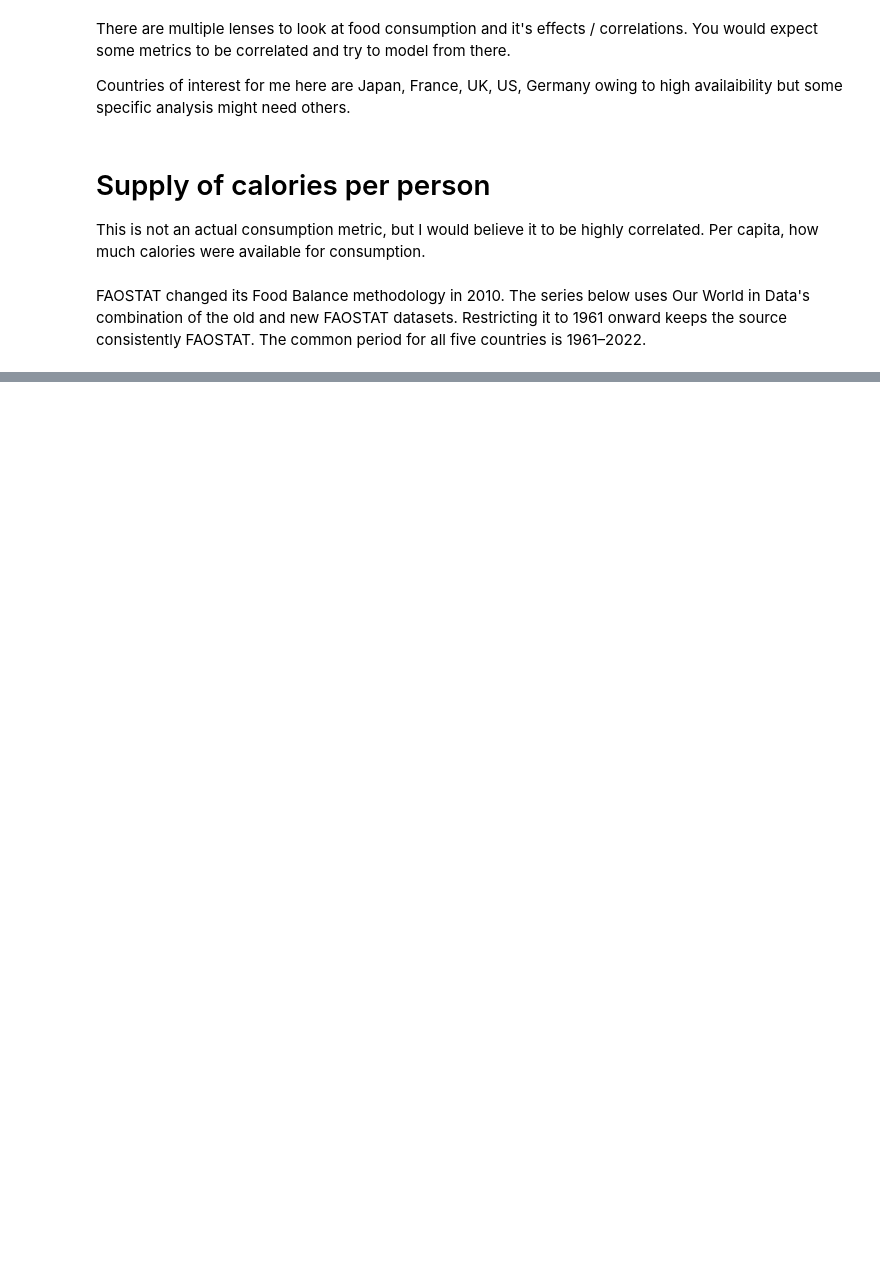
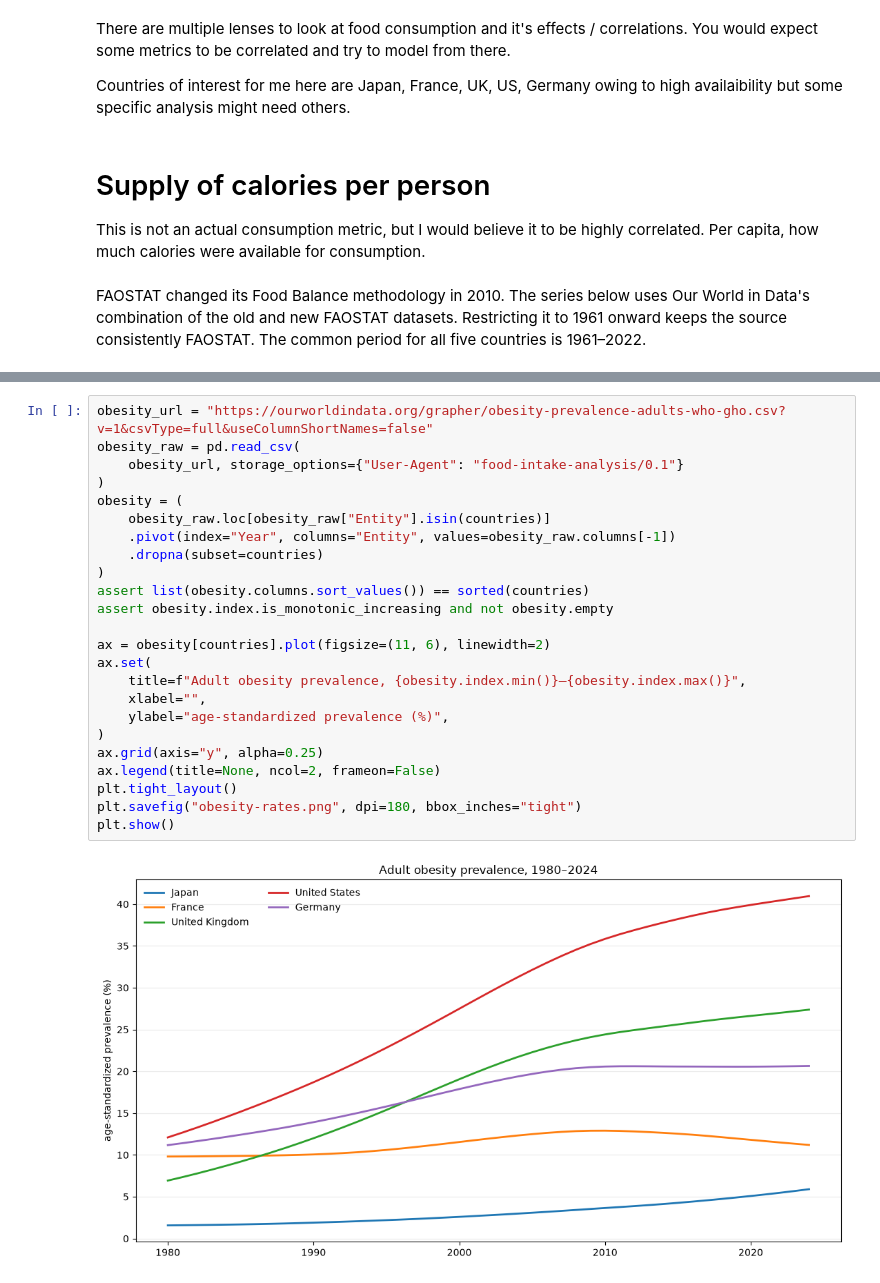
Before and after one commit to ruinivist/an-analysis-on-food-intake, a Jupyter notebook: food-intake.ipynb, the cells around one changed output, grey strips where cells are left out. Cells and saved outputs as stored; diff of their text form; blank space fills up the shorter version.

```diff
--- a/food-intake.ipynb
+++ b/food-intake.ipynb
@@ -40,0 +51,26 @@ plt.show()
+# %%
+obesity_url = "https://ourworldindata.org/grapher/obesity-prevalence-adults-who-gho.csv?v=1&csvType=full&useColumnShortNames=false"
+obesity_raw = pd.read_csv(
+    obesity_url, storage_options={"User-Agent": "food-intake-analysis/0.1"}
+)
+obesity = (
+    obesity_raw.loc[obesity_raw["Entity"].isin(countries)]
+    .pivot(index="Year", columns="Entity", values=obesity_raw.columns[-1])
+    .dropna(subset=countries)
+)
+assert list(obesity.columns.sort_values()) == sorted(countries)
+assert obesity.index.is_monotonic_increasing and not obesity.empty
+
+ax = obesity[countries].plot(figsize=(11, 6), linewidth=2)
+ax.set(
+    title=f"Adult obesity prevalence, {obesity.index.min()}–{obesity.index.max()}",
+    xlabel="",
+    ylabel="age-standardized prevalence (%)",
+)
+ax.grid(axis="y", alpha=0.25)
+ax.legend(title=None, ncol=2, frameon=False)
+plt.tight_layout()
+plt.savefig("obesity-rates.png", dpi=180, bbox_inches="tight")
+plt.show()
+# %% [output]
+[figure, added]
```
Also changed, not shown: parts of 5 cells of this notebook, 2 other files.
